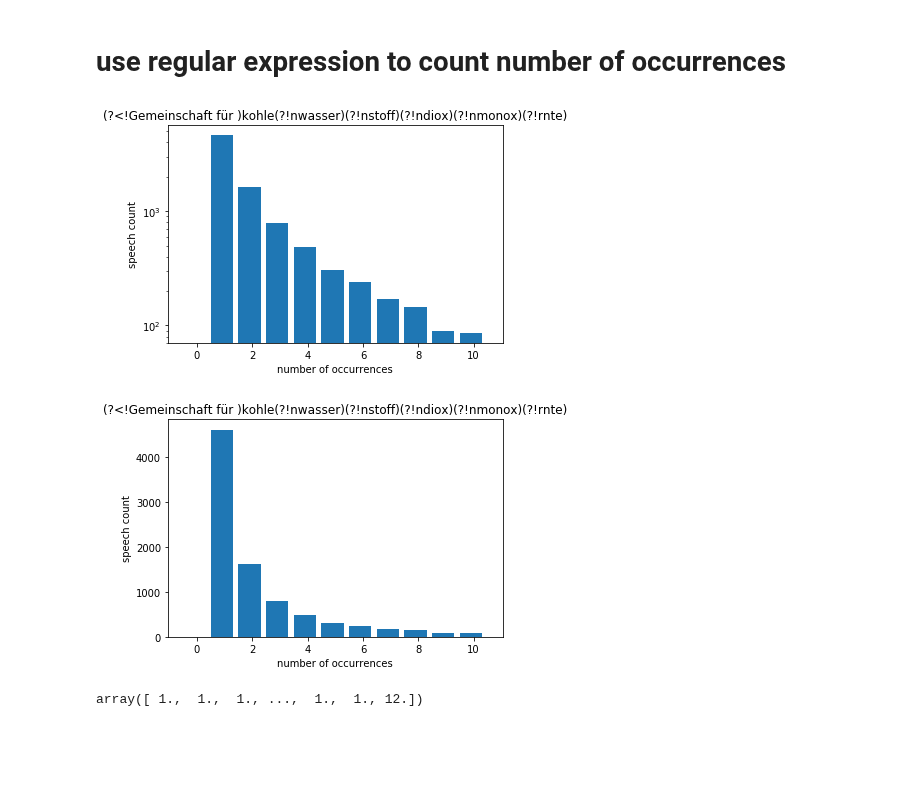
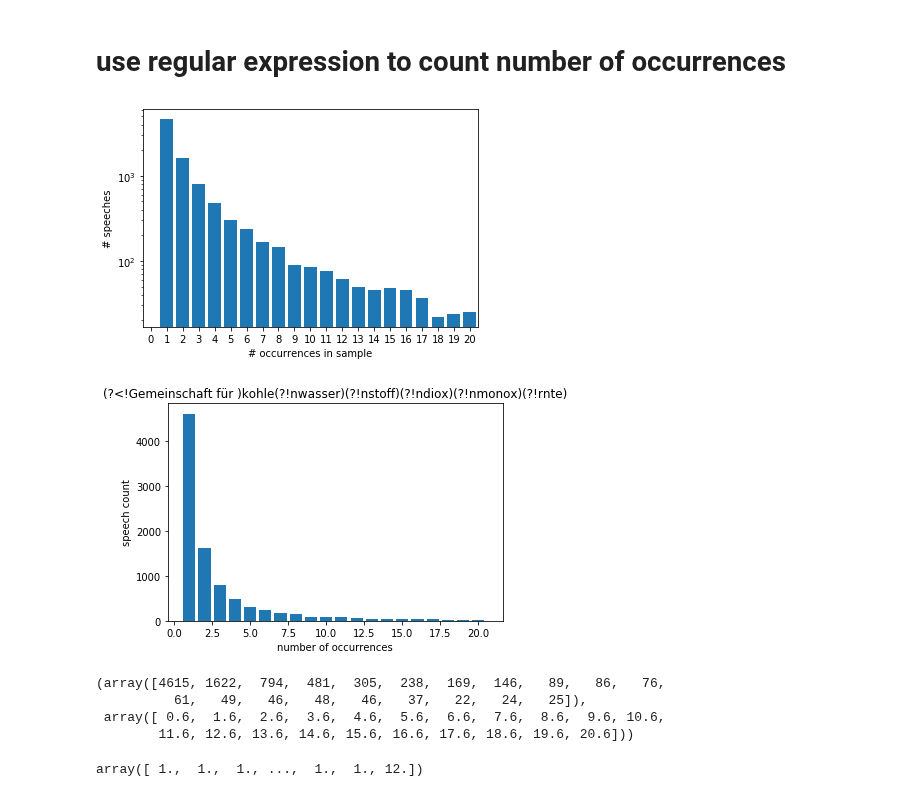
Before and after one commit to mcc-apsis/coal-discourse, a Jupyter notebook: analysis_notebooks/04b_Word occurrence distributions.ipynb, the cells around one changed output. Drawn from its saved outputs; the diff is of its cells as text; code cells hidden in the pictures; blank space fills up the shorter version.

Commit message:
update + figure modifications

```diff
--- a/analysis_notebooks/04b_Word occurrence distributions.ipynb
+++ b/analysis_notebooks/04b_Word occurrence distributions.ipynb
@@ -35,7 +35,7 @@ from django.db.models import Q, Count, Func, F, Sum, Value, Case, When, IntegerF
 
 from parliament.utils import merge_utterance_paragraphs
 # %%
-save_dir = "./plots/word_counts/"
+save_dir = "../plots/word_counts/"
 if not os.path.isdir(save_dir):
     os.makedirs(save_dir)
 # %% [markdown]
@@ -116,22 +116,31 @@ occurrences_re = np.zeros(len(texts))
 for i, text in enumerate(texts):
     occurrences_re[i] = len(SEARCH.findall(text))
 # %%
-bins=np.arange(-1,11) + 0.5
+bins=np.arange(0,21) + 0.6
 plt.hist(occurrences_re, bins=bins, log=True, width=0.8)
-plt.title("(?<!Gemeinschaft für )kohle(?!nwasser)(?!nstoff)(?!ndiox)(?!nmonox)(?!rnte)")
-plt.ylabel("speech count")
-plt.xlabel("number of occurrences")
-plt.savefig(save_dir + 'kohle_counts_log.png')
+#plt.title("(?<!Gemeinschaft für )kohle(?!nwasser)(?!nstoff)(?!ndiox)(?!nmonox)(?!rnte)")
+plt.ylabel("# speeches")
+plt.xlabel("# occurrences in sample")
+plt.xticks(np.arange(0,21))
+plt.xlim([-0.5, 20.5])
+plt.savefig(save_dir + 'kohle_counts_regex_log.png', dpi=150, bbox_inches="tight")
 # %% [output]
-[figure, old version]
+[figure, new version]
 # %%
 plt.hist(occurrences_re, bins=bins, width=0.8)
 plt.ylabel("speech count")
 plt.xlabel("number of occurrences")
 plt.title("(?<!Gemeinschaft für )kohle(?!nwasser)(?!nstoff)(?!ndiox)(?!nmonox)(?!rnte)")
-plt.savefig(save_dir + 'kohle_counts.png')
+plt.savefig(save_dir + 'kohle_counts_regex.png')
 # %% [output]
-[figure, old version]
+[figure, new version]
+# %%
+np.histogram(occurrences_re, bins=bins)
+# %% [output]
+(array([4615, 1622,  794,  481,  305,  238,  169,  146,   89,   86,   76,
+          61,   49,   46,   48,   46,   37,   22,   24,   25]),
+ array([ 0.6,  1.6,  2.6,  3.6,  4.6,  5.6,  6.6,  7.6,  8.6,  9.6, 10.6,
+        11.6, 12.6, 13.6, 14.6, 15.6, 16.6, 17.6, 18.6, 19.6, 20.6]))
 # %%
 occurrences_re
 # %% [output]
```
Also changed, not shown: 5 other files.
